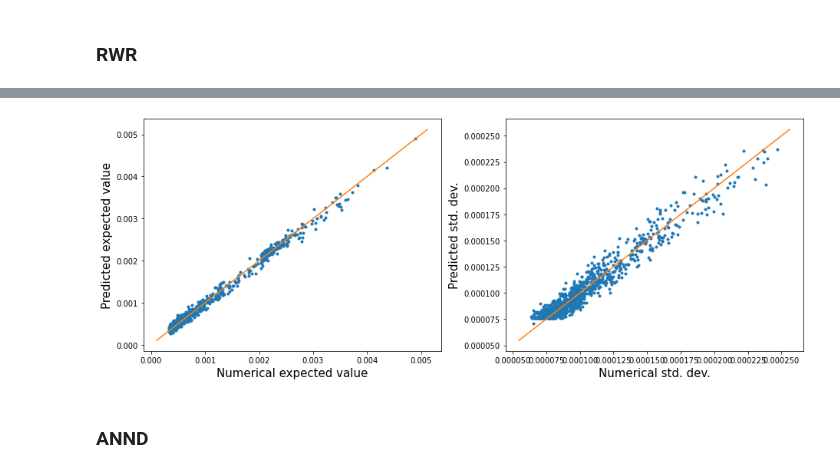
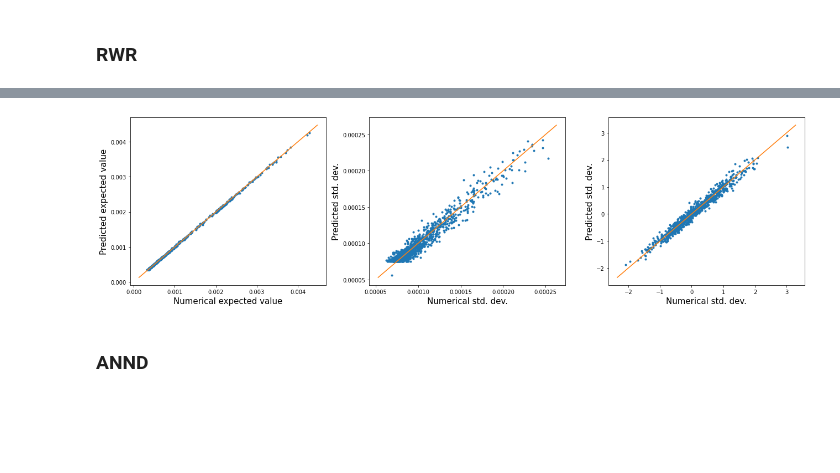
Before and after one commit to reemagit/claude, a Jupyter notebook: demos/main_demo.ipynb, the cells around one changed output, grey strips where cells are left out. Cells and saved outputs as stored; diff of their text form; code cells hidden in the pictures; blank space fills up the shorter version.

```diff
--- a/demos/main_demo.ipynb
+++ b/demos/main_demo.ipynb
@@ -364,2 +471,14 @@ WARNING:absl:No GPU/TPU found, falling back to CPU. (Set TF_CPP_MIN_LOG_LEVEL=0
+# %%
+x = np.zeros(N)
+x[np.random.randint(0,N, int(N/100*20))] = 1
+#x = np.random.rand(N)
+x= x/x.sum()
+x = np.asarray(x)
+lambd = 0.3
+# %%
+def propagate(adj,x,lambd):
+    p = adj / np.reshape(adj.sum(axis=0), [adj.shape[0],1])
+    I = np.eye(p.shape[0])
+    return lambd*x.dot(np.linalg.inv(I - (1-lambd)*p))
 # %%
 m = cl.GraphEnsemble(1000)
@@ -392,34 +507,42 @@ sigma = m.predict_std(obs.RandomWalkWithRestart.grad, f_args=[x, lambd, None, k]
+# %%
+o = obs.RandomWalkWithRestart(x, lambd, mode='exact')
+theo_mean = m.predict_mean(o)
+theo_std = m.predict_std(o)
+y = propagate(ba_adj, x, lambd) # RWR scores on original network
+theo_z = m.predict_zscore(y, o)
 # %%
 N_samples = 100
-y = propagate(ba_adj, x)
-#samples = []
 rdmy_ms = np.zeros([len(ba),N_samples])
 for i in trange(N_samples):
     flag = False
     while not flag:
         smpl = m.sample()
         prop = propagate(smpl,x,lambd)
-        if np.isnan(propagate(smpl,x)).sum() == 0:
-            #samples.append(smpl)
-            rdmy_ms[:,i] = propagate(smpl, x)
+        if np.isnan(propagate(smpl,x,lambd)).sum() == 0:
+            rdmy_ms[:,i] = propagate(smpl, x,lambd)
             flag = True
 
-z = (y - rdmy_ms.mean(axis=1))/rdmy_ms.std(axis=1)
+num_z = (y - rdmy_ms.mean(axis=1))/rdmy_ms.std(axis=1)
 # %%
-plt.figure(figsize=[13,5])
-plt.subplot(121)
-plt.plot(rdmy_ms.mean(axis=1),mu,'.')
+plt.figure(figsize=[18,5])
+plt.subplot(131)
+plt.plot(rdmy_ms.mean(axis=1),theo_mean,'.')
 plt.xlabel('Numerical expected value',fontsize=15)
 plt.ylabel('Predicted expected value',fontsize=15)
 plt.plot(plt.xlim(),plt.xlim())
-plt.subplot(122)
-plt.plot(rdmy_ms.std(axis=1),sigma,'.')
+plt.subplot(132)
+plt.plot(rdmy_ms.std(axis=1),theo_std,'.')
+plt.xlabel('Numerical std. dev.',fontsize=15)
+plt.ylabel('Predicted std. dev.',fontsize=15)
+plt.plot(plt.xlim(),plt.xlim())
+plt.subplot(133)
+plt.plot(num_z,theo_z,'.')
 plt.xlabel('Numerical std. dev.',fontsize=15)
 plt.ylabel('Predicted std. dev.',fontsize=15)
 plt.plot(plt.xlim(),plt.xlim())
 plt.tight_layout()
 # %% [output]
-[figure, old version]
+[figure, new version]
 # %% [markdown]
 ### ANND
 # %%
```
Also changed, not shown: parts of 45 cells of this notebook, 3 other files.
